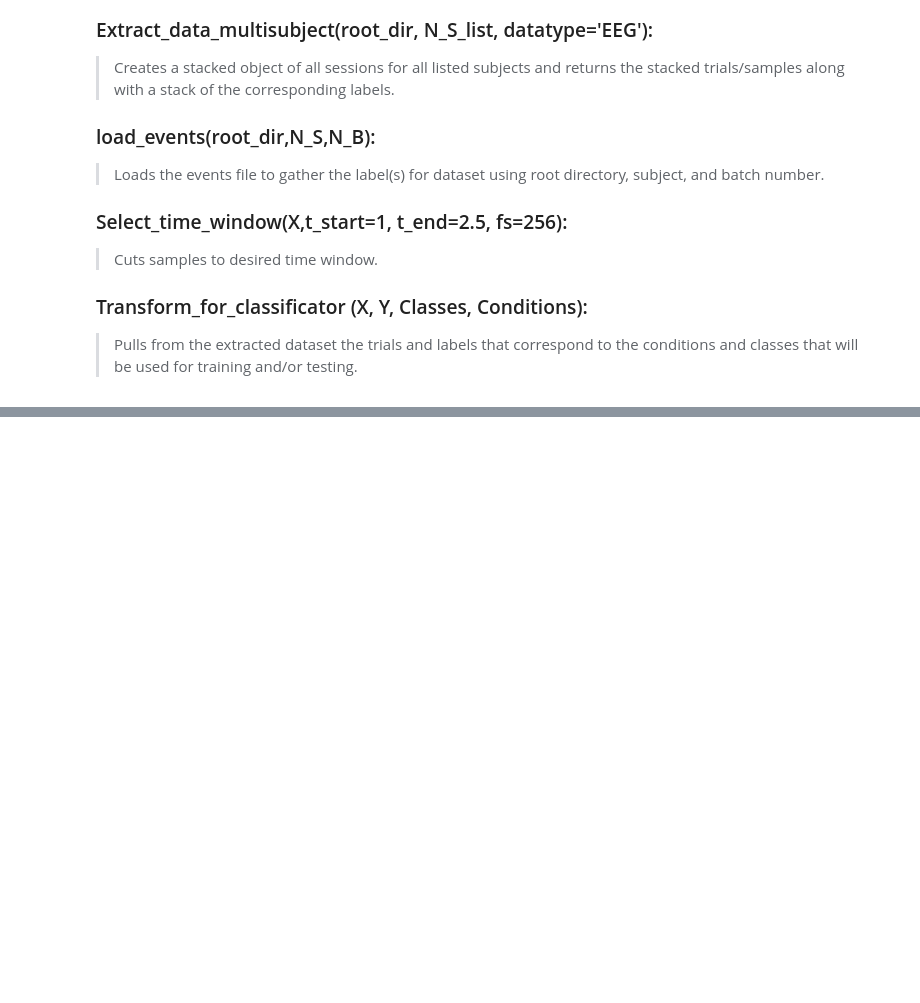
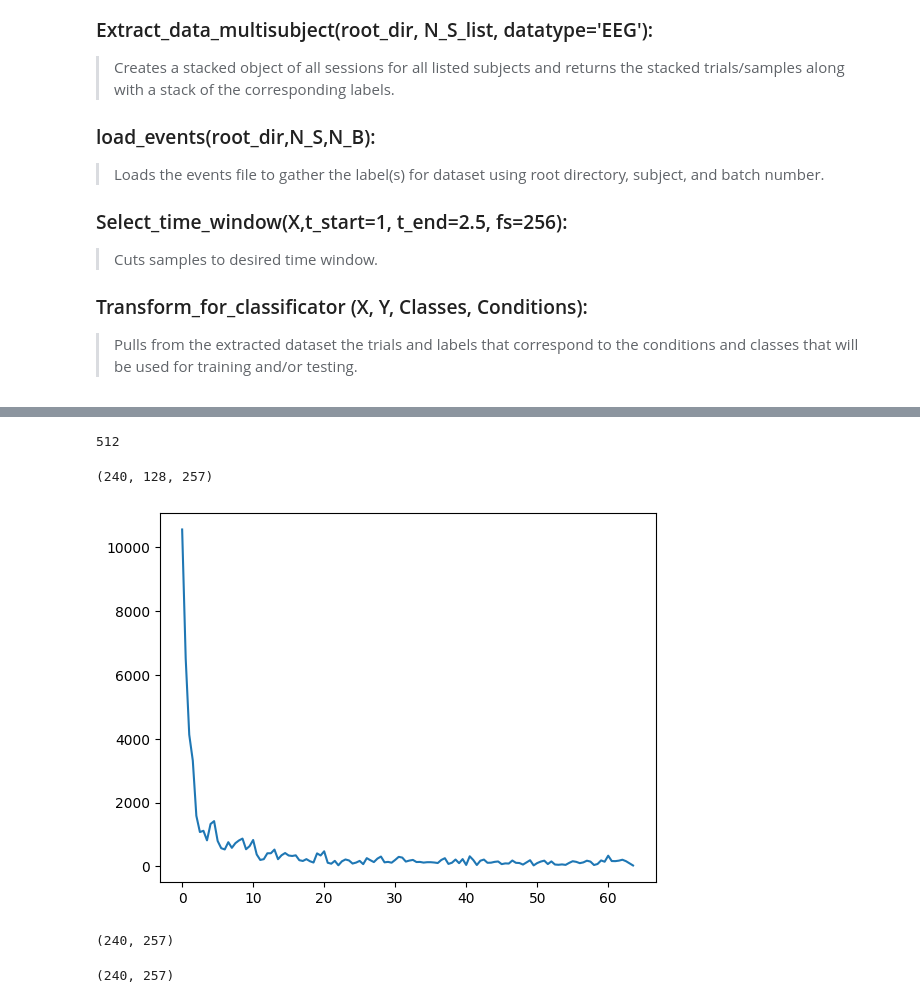
Before and after one commit to nelewerner/ml-project, a Jupyter notebook: inner-speech-drake.ipynb, the cells around one changed output, grey strips where cells are left out. Drawn from its saved outputs; the diff is of its cells as text; code cells hidden in the pictures; blank space fills up the shorter version.

```diff
--- a/inner-speech-drake.ipynb
+++ b/inner-speech-drake.ipynb
@@ -313,0 +131,31 @@ plt.tight_layout()
+# %%
+#Count the number of samples in each recording, it should be 2sec x 256Hz = 512
+N = X_2.shape[2]
+N
+# %% [output]
+512
+# %%
+#Run a FFT on the each channel of each recording, and get frequencies
+samples_fft = rfft(X_2)
+samples_freq = rfftfreq(N, 1/fs)
+samples_fft.shape
+# %% [output]
+(240, 128, 257)
+# %%
+plt.plot(samples_freq[:fs//2], np.abs(samples_fft[0,0,:fs//2]))
+plt.show()
+# %% [output]
+[figure, added]
+# %%
+#Average the fourier series across channels, should have 240 recordings after
+avg_fft = np.mean(samples_fft, axis = 1)
+avg_fft.shape
+# %% [output]
+(240, 257)
+# %%
+#Calculate Magnitude of frequency, convert to dB
+mag_fft = np.sqrt((avg_fft.real ** 2) + (avg_fft.imag ** 2))
+db_fft = 20 * np.log10(mag_fft)
+db_fft.shape
+# %% [output]
+(240, 257)
```
Also changed, not shown: parts of 46 cells of this notebook.
